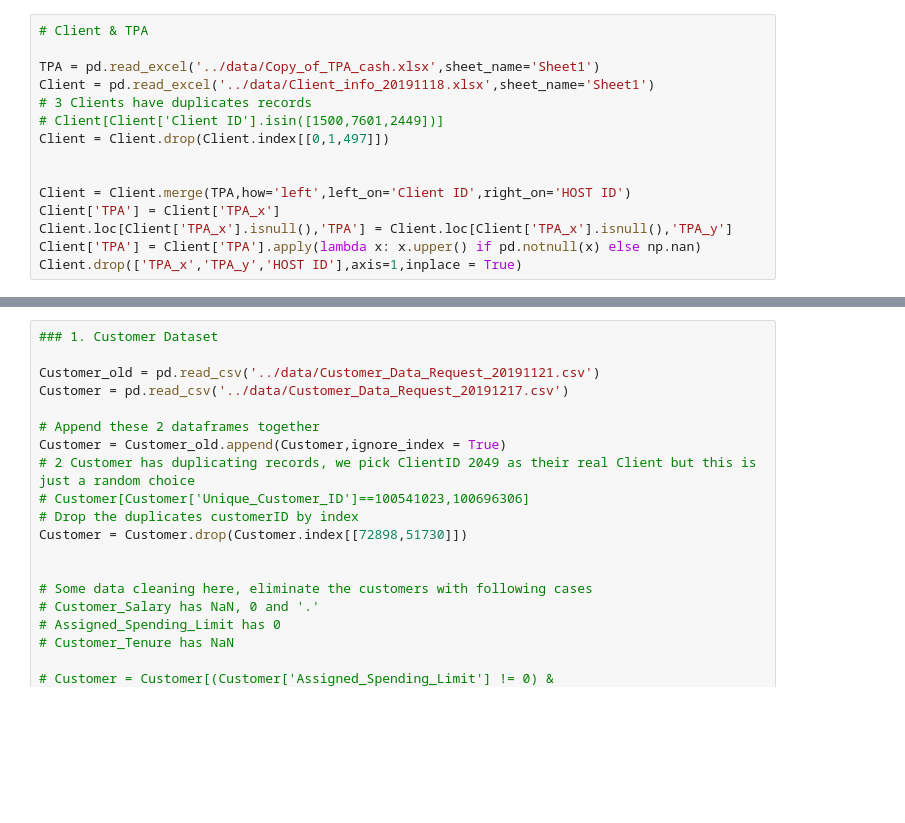
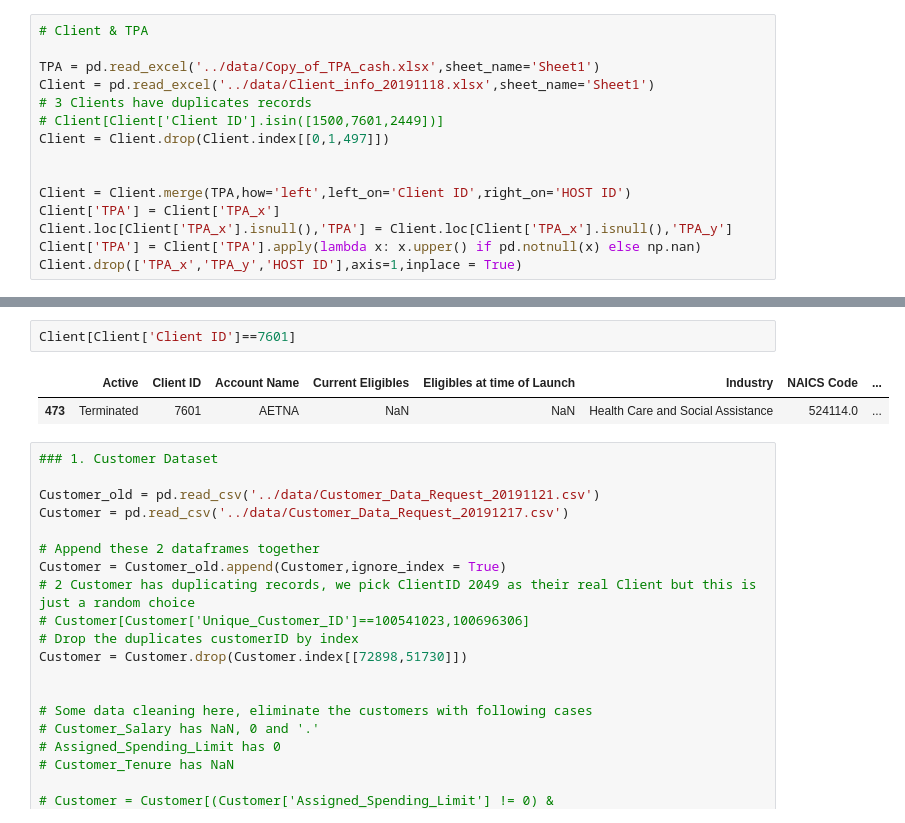
Before and after one commit to XuetingS/PP, a Jupyter notebook: src/Vertical Loss.ipynb, the cells around one changed output, grey strips where cells are left out. Saved outputs shown, nothing was run; the diff lists cells and outputs as text; blank space fills up the shorter version.

```diff
--- a/src/Vertical Loss.ipynb
+++ b/src/Vertical Loss.ipynb
@@ -48,3 +57,8 @@ Client.drop(['TPA_x','TPA_y','HOST ID'],axis=1,inplace = True)
+# %%
+Client[Client['Client ID']==7601]
+# %% [output]
+|  | Active | Client ID | Account Name | Current Eligibles | Eligibles at time of Launch | Industry | NAICS Code | ... |
+| 473 | Terminated | 7601 | AETNA | NaN | NaN | Health Care and Social Assistance | 524114.0 | ... |
 # %%
 ### 1. Customer Dataset
 
```
Also changed, not shown: parts of 43 cells of this notebook.
